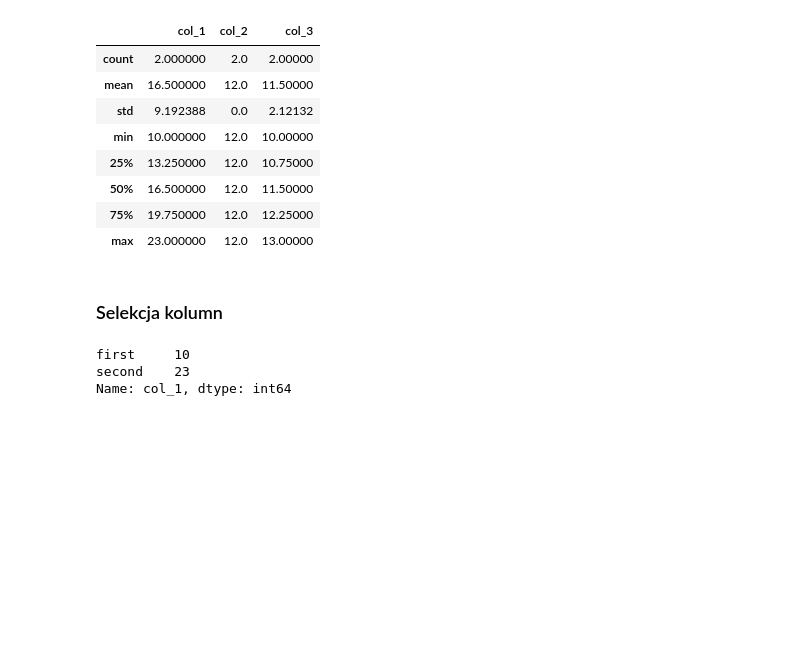
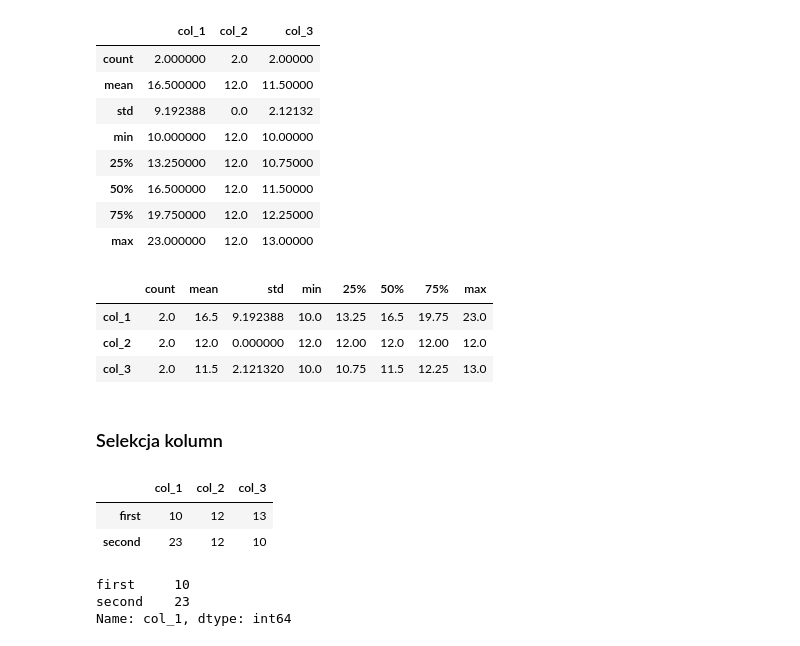
Before and after one commit to krakowiakpawel9/data-science-bootcamp, a Jupyter notebook: 02_analiza_danych/01_pandas_intro.ipynb, the cells around one changed output. Saved outputs shown, nothing was run; the diff lists cells and outputs as text; code cells hidden in the pictures; blank space fills up the shorter version.

```diff
--- a/02_analiza_danych/01_pandas_intro.ipynb
+++ b/02_analiza_danych/01_pandas_intro.ipynb
@@ -337,8 +300,21 @@ df.describe()
 | 50% | 16.500000 | 12.0 | 11.50000 |
 | 75% | 19.750000 | 12.0 | 12.25000 |
 | max | 23.000000 | 12.0 | 13.00000 |
+# %%
+df.describe().T
+# %% [output]
+|  | count | mean | std | min | 25% | 50% | 75% | max |
+| col_1 | 2.0 | 16.5 | 9.192388 | 10.0 | 13.25 | 16.5 | 19.75 | 23.0 |
+| col_2 | 2.0 | 12.0 | 0.000000 | 12.0 | 12.00 | 12.0 | 12.00 | 12.0 |
+| col_3 | 2.0 | 11.5 | 2.121320 | 10.0 | 10.75 | 11.5 | 12.25 | 13.0 |
 # %% [markdown]
 ### <a name='a3'> </a> Selekcja kolumn
+# %%
+df
+# %% [output]
+|  | col_1 | col_2 | col_3 |
+| first | 10 | 12 | 13 |
+| second | 23 | 12 | 10 |
 # %%
 df['col_1']
 # %% [output]
```
Also changed, not shown: parts of 53 cells of this notebook.
